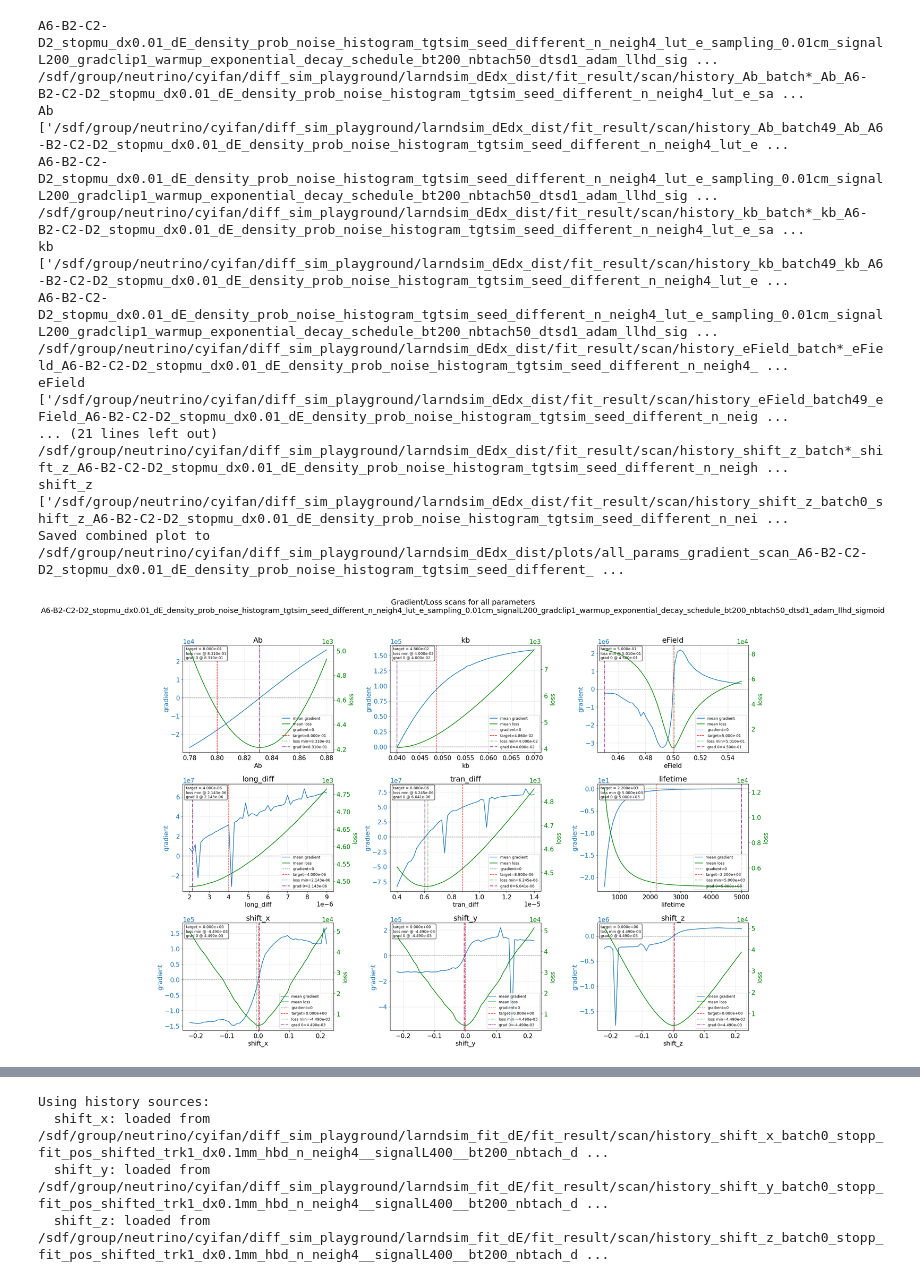
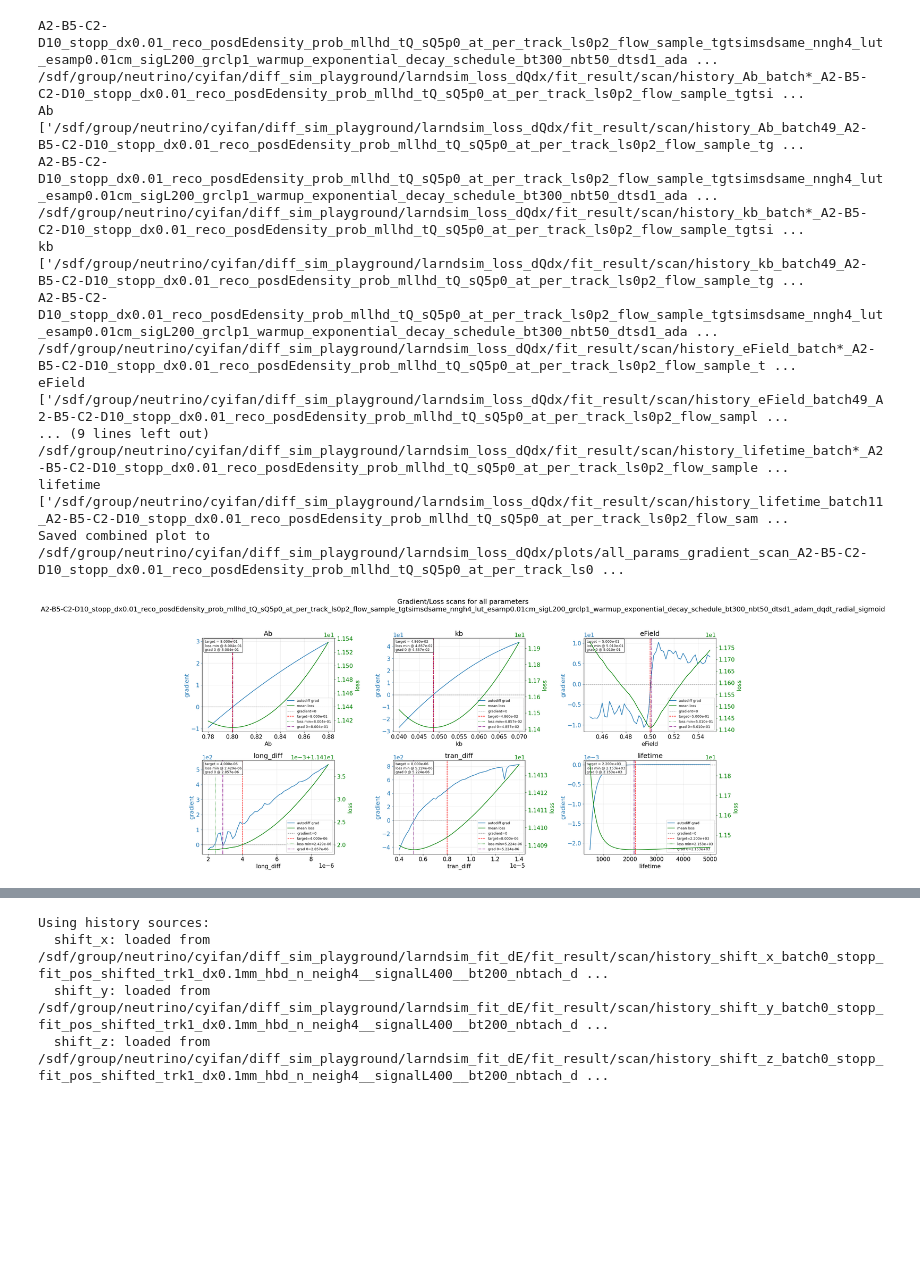
Before and after one commit to NuLads/larnd-sim-jax, a Jupyter notebook: loss_scan.ipynb, the cells around one changed output, grey strips where cells are left out. Saved outputs shown, nothing was run; the diff lists cells and outputs as text; code cells hidden in the pictures; blank space fills up the shorter version.

```diff
--- a/loss_scan.ipynb
+++ b/loss_scan.ipynb
@@ -322,14 +322,19 @@ def plot_gradient_scan_single(fname, n_std = 3):
     fig.tight_layout()
     return fig
 # %%
-# params = ["Ab", "kb", "eField", "long_diff", "tran_diff", "lifetime"]
+params = ["Ab", "kb", "eField", "long_diff", "tran_diff", "lifetime"]
 # params = ["shift_x", "shift_y", "shift_z"]
-params = ["Ab", "kb", "eField", "long_diff", "tran_diff", "lifetime", "shift_x", "shift_y", "shift_z"]
+# params = ["Ab", "kb", "eField", "long_diff", "tran_diff", "lifetime", "shift_x", "shift_y", "shift_z"]
 
-f_dir = "/sdf/group/neutrino/cyifan/diff_sim_playground/larndsim_dEdx_dist/"
-tag = "A6-B2-C2-D2_stopmu_dx0.01_dE_density_prob_noise_histogram_tgtsim_seed_different_n_neigh4_lut_e_sampling_0.01cm_signalL200_gradclip1_warmup_exponential_decay_schedule_bt200_nbtach50_dtsd1_adam_llhd_sigmoid"
+f_dir = "/sdf/group/neutrino/cyifan/diff_sim_playground/larndsim_loss_dQdx/"
+tag = "A2-B5-C2-D10_stopp_dx0.01_reco_posdEdensity_prob_mllhd_tQ_sQ5p0_at_per_track_ls0p2_flow_sample_tgtsimsdsame_nngh4_lut_esamp0.01cm_sigL200_grclp1_warmup_exponential_decay_schedule_bt300_nbt50_dtsd1_adam_dqdt_radial_sigmoid"
 # tag = "stopp_fit_pos_shifted_trk1_dx0.1mm_n_neigh4__signalL400__bt200_nbtach_dtsd1_Adam_llhd_pos_lr_eps1e-10_w3dg0.01_gssg_0.1cm_gsr_0.2cm_medx60_medz30_glbx20_glbz10"
 # tag = "stopp_fit_pos_shifted_trk1_dx0.1mm_n_neigh4__signalL400__bt200_nbtach_dtsd1_Adam_llhd_pos_lr_eps1e-10_w3dg0.01_gssg_0.1cm_gsr_0.3cm_medx15_glbx5_glbz5"
+
+# Optional: overlay a finite-difference gradient (from the loss curve itself) on the
+# gradient axis, next to the autodiff gradient. Useful for diagnosing when autodiff
+# disagrees with the true dL/dtheta (e.g. under stochastic sim's hard discriminator).
+SHOW_FD_GRAD = False
 
 n_cols = 3
 n_rows = int(np.ceil(len(params) / n_cols))
@@ -340,7 +345,7 @@ missing_params = []
 
 for i_par, param in enumerate(params):
     ax = axs[i_par // n_cols, i_par % n_cols]
-    pattern = os.path.join(f_dir, f"fit_result/scan/history_{param}_batch*_{param}_{tag}*pkl")
+    pattern = os.path.join(f_dir, f"fit_result/scan/history_{param}_batch*_{tag}*pkl")
     matches = sorted(glob.glob(pattern))
     print(tag)
     print(pattern)
@@ -368,6 +373,13 @@ for i_par, param in enumerate(params):
     grad_mean = np.nanmean(grad, axis=1)
     loss_mean = np.nanmean(loss, axis=1)
 
+    # Finite-difference gradient from the batch-mean loss curve. Central differences
+    # via numpy.gradient handle non-uniform spacing correctly.
+    if SHOW_FD_GRAD and len(param_value) >= 3 and np.all(np.isfinite(loss_mean)):
+        fd_grad = np.gradient(loss_mean, param_value)
+    else:
+        fd_grad = None
+
     target = float(results[f"{param}_target"][0])
     loss_min_idx = int(np.nanargmin(loss_mean))
     grad_zero_idx = int(np.nanargmin(np.abs(grad_mean)))
@@ -376,7 +388,19 @@ for i_par, param in enumerate(params):
     v_grad_zero = float(param_value[grad_zero_idx])
     min_loss_val = float(loss_mean[loss_min_idx])
 
-    l1 = ax.plot(param_value, grad_mean, color='C0', label='mean gradient')
+    l1 = ax.plot(param_value, grad_mean, color='C0', label='autodiff grad')
+    fd_lines = []
+    if fd_grad is not None:
+        ax_fd = ax.twinx()
+        # Put fd axis on top-right, offset from the loss axis (which sits on right).
+        ax_fd.spines['right'].set_position(('outward', 55))
+        fd_line, = ax_fd.plot(param_value, fd_grad, color='C1', linestyle='--',
+                              label='finite-diff dL/dθ')
+        ax_fd.axhline(0.0, color='C1', linestyle=':', linewidth=0.6, alpha=0.5)
+        ax_fd.set_ylabel('fd dL/dθ', color='C1')
+        ax_fd.tick_params(axis='y', colors='C1')
+        ax_fd.ticklabel_format(style='sci', axis='y', scilimits=(0, 0))
+        fd_lines = [fd_line]
     hline = ax.axhline(0.0, color='gray', linestyle='--', linewidth=1.0, label='gradient=0')
     vline_target = ax.axvline(target, color='red', linestyle='--', linewidth=1.2, label=f'target={target:.3e}')
     vline_loss_min = ax.axvline(v_loss_min, color='green', linestyle=':', linewidth=1.2, label=f'loss min={v_loss_min:.3e}')
@@ -401,46 +425,46 @@ for i_par, param in enumerate(params):
     ax.text(
         0.02,
         0.98,
         annotation,
         transform=ax.transAxes,
         va='top',
         ha='left',
         fontsize=9,
         bbox=dict(boxstyle='round', facecolor='white', alpha=0.85),
     )
 
-    lines = l1 + l2 + [hline, vline_target, vline_loss_min, vline_grad_zero]
+    lines = l1 + l2 + fd_lines + [hline, vline_target, vline_loss_min, vline_grad_zero]
     labels = [line.get_label() for line in lines]
     ax.legend(lines, labels, loc='lower right', fontsize=9)
     ax.set_title(param)
     saved_paths.append(fname)
 
 for i_ax in range(len(params), n_rows * n_cols):
     axs[i_ax // n_cols, i_ax % n_cols].axis('off')
 
 fig.suptitle(f"Gradient/Loss scans for all parameters\n{tag}", y=1.02)
 fig.tight_layout()
 output_path = os.path.join(f_dir, f"plots/all_params_gradient_scan_{tag}.png")
 fig.savefig(output_path, bbox_inches='tight')
 print(f"Saved combined plot to {output_path}")
 if missing_params:
     print(f"Missing parameters: {missing_params}")
 # %% [output]
-A6-B2-C2-D2_stopmu_dx0.01_dE_density_prob_noise_histogram_tgtsim_seed_different_n_neigh4_lut_e_sampling_0.01cm_signalL200_gradclip1_warmup_exponential_decay_schedule_bt200_nbtach50_dtsd1_adam_llhd_sig ...
-/sdf/group/neutrino/cyifan/diff_sim_playground/larndsim_dEdx_dist/fit_result/scan/history_Ab_batch*_Ab_A6-B2-C2-D2_stopmu_dx0.01_dE_density_prob_noise_histogram_tgtsim_seed_different_n_neigh4_lut_e_sa ...
+A2-B5-C2-D10_stopp_dx0.01_reco_posdEdensity_prob_mllhd_tQ_sQ5p0_at_per_track_ls0p2_flow_sample_tgtsimsdsame_nngh4_lut_esamp0.01cm_sigL200_grclp1_warmup_exponential_decay_schedule_bt300_nbt50_dtsd1_ada ...
+/sdf/group/neutrino/cyifan/diff_sim_playground/larndsim_loss_dQdx/fit_result/scan/history_Ab_batch*_A2-B5-C2-D10_stopp_dx0.01_reco_posdEdensity_prob_mllhd_tQ_sQ5p0_at_per_track_ls0p2_flow_sample_tgtsi ...
 Ab
-['/sdf/group/neutrino/cyifan/diff_sim_playground/larndsim_dEdx_dist/fit_result/scan/history_Ab_batch49_Ab_A6-B2-C2-D2_stopmu_dx0.01_dE_density_prob_noise_histogram_tgtsim_seed_different_n_neigh4_lut_e ...
-A6-B2-C2-D2_stopmu_dx0.01_dE_density_prob_noise_histogram_tgtsim_seed_different_n_neigh4_lut_e_sampling_0.01cm_signalL200_gradclip1_warmup_exponential_decay_schedule_bt200_nbtach50_dtsd1_adam_llhd_sig ...
-/sdf/group/neutrino/cyifan/diff_sim_playground/larndsim_dEdx_dist/fit_result/scan/history_kb_batch*_kb_A6-B2-C2-D2_stopmu_dx0.01_dE_density_prob_noise_histogram_tgtsim_seed_different_n_neigh4_lut_e_sa ...
+['/sdf/group/neutrino/cyifan/diff_sim_playground/larndsim_loss_dQdx/fit_result/scan/history_Ab_batch49_A2-B5-C2-D10_stopp_dx0.01_reco_posdEdensity_prob_mllhd_tQ_sQ5p0_at_per_track_ls0p2_flow_sample_tg ...
+A2-B5-C2-D10_stopp_dx0.01_reco_posdEdensity_prob_mllhd_tQ_sQ5p0_at_per_track_ls0p2_flow_sample_tgtsimsdsame_nngh4_lut_esamp0.01cm_sigL200_grclp1_warmup_exponential_decay_schedule_bt300_nbt50_dtsd1_ada ...
+/sdf/group/neutrino/cyifan/diff_sim_playground/larndsim_loss_dQdx/fit_result/scan/history_kb_batch*_A2-B5-C2-D10_stopp_dx0.01_reco_posdEdensity_prob_mllhd_tQ_sQ5p0_at_per_track_ls0p2_flow_sample_tgtsi ...
 kb
-['/sdf/group/neutrino/cyifan/diff_sim_playground/larndsim_dEdx_dist/fit_result/scan/history_kb_batch49_kb_A6-B2-C2-D2_stopmu_dx0.01_dE_density_prob_noise_histogram_tgtsim_seed_different_n_neigh4_lut_e ...
-A6-B2-C2-D2_stopmu_dx0.01_dE_density_prob_noise_histogram_tgtsim_seed_different_n_neigh4_lut_e_sampling_0.01cm_signalL200_gradclip1_warmup_exponential_decay_schedule_bt200_nbtach50_dtsd1_adam_llhd_sig ...
-/sdf/group/neutrino/cyifan/diff_sim_playground/larndsim_dEdx_dist/fit_result/scan/history_eField_batch*_eField_A6-B2-C2-D2_stopmu_dx0.01_dE_density_prob_noise_histogram_tgtsim_seed_different_n_neigh4_ ...
+['/sdf/group/neutrino/cyifan/diff_sim_playground/larndsim_loss_dQdx/fit_result/scan/history_kb_batch49_A2-B5-C2-D10_stopp_dx0.01_reco_posdEdensity_prob_mllhd_tQ_sQ5p0_at_per_track_ls0p2_flow_sample_tg ...
+A2-B5-C2-D10_stopp_dx0.01_reco_posdEdensity_prob_mllhd_tQ_sQ5p0_at_per_track_ls0p2_flow_sample_tgtsimsdsame_nngh4_lut_esamp0.01cm_sigL200_grclp1_warmup_exponential_decay_schedule_bt300_nbt50_dtsd1_ada ...
+/sdf/group/neutrino/cyifan/diff_sim_playground/larndsim_loss_dQdx/fit_result/scan/history_eField_batch*_A2-B5-C2-D10_stopp_dx0.01_reco_posdEdensity_prob_mllhd_tQ_sQ5p0_at_per_track_ls0p2_flow_sample_t ...
 eField
-['/sdf/group/neutrino/cyifan/diff_sim_playground/larndsim_dEdx_dist/fit_result/scan/history_eField_batch49_eField_A6-B2-C2-D2_stopmu_dx0.01_dE_density_prob_noise_histogram_tgtsim_seed_different_n_neig ...
-... (21 lines left out)
-/sdf/group/neutrino/cyifan/diff_sim_playground/larndsim_dEdx_dist/fit_result/scan/history_shift_z_batch*_shift_z_A6-B2-C2-D2_stopmu_dx0.01_dE_density_prob_noise_histogram_tgtsim_seed_different_n_neigh ...
-shift_z
-['/sdf/group/neutrino/cyifan/diff_sim_playground/larndsim_dEdx_dist/fit_result/scan/history_shift_z_batch0_shift_z_A6-B2-C2-D2_stopmu_dx0.01_dE_density_prob_noise_histogram_tgtsim_seed_different_n_nei ...
-Saved combined plot to /sdf/group/neutrino/cyifan/diff_sim_playground/larndsim_dEdx_dist/plots/all_params_gradient_scan_A6-B2-C2-D2_stopmu_dx0.01_dE_density_prob_noise_histogram_tgtsim_seed_different_ ...
+['/sdf/group/neutrino/cyifan/diff_sim_playground/larndsim_loss_dQdx/fit_result/scan/history_eField_batch49_A2-B5-C2-D10_stopp_dx0.01_reco_posdEdensity_prob_mllhd_tQ_sQ5p0_at_per_track_ls0p2_flow_sampl ...
+... (9 lines left out)
+/sdf/group/neutrino/cyifan/diff_sim_playground/larndsim_loss_dQdx/fit_result/scan/history_lifetime_batch*_A2-B5-C2-D10_stopp_dx0.01_reco_posdEdensity_prob_mllhd_tQ_sQ5p0_at_per_track_ls0p2_flow_sample ...
+lifetime
+['/sdf/group/neutrino/cyifan/diff_sim_playground/larndsim_loss_dQdx/fit_result/scan/history_lifetime_batch11_A2-B5-C2-D10_stopp_dx0.01_reco_posdEdensity_prob_mllhd_tQ_sQ5p0_at_per_track_ls0p2_flow_sam ...
+Saved combined plot to /sdf/group/neutrino/cyifan/diff_sim_playground/larndsim_loss_dQdx/plots/all_params_gradient_scan_A2-B5-C2-D10_stopp_dx0.01_reco_posdEdensity_prob_mllhd_tQ_sQ5p0_at_per_track_ls0 ...
-[figure, old version]
+[figure, new version]
```
Also changed, not shown: parts of 4 cells of this notebook, 16 other files.
